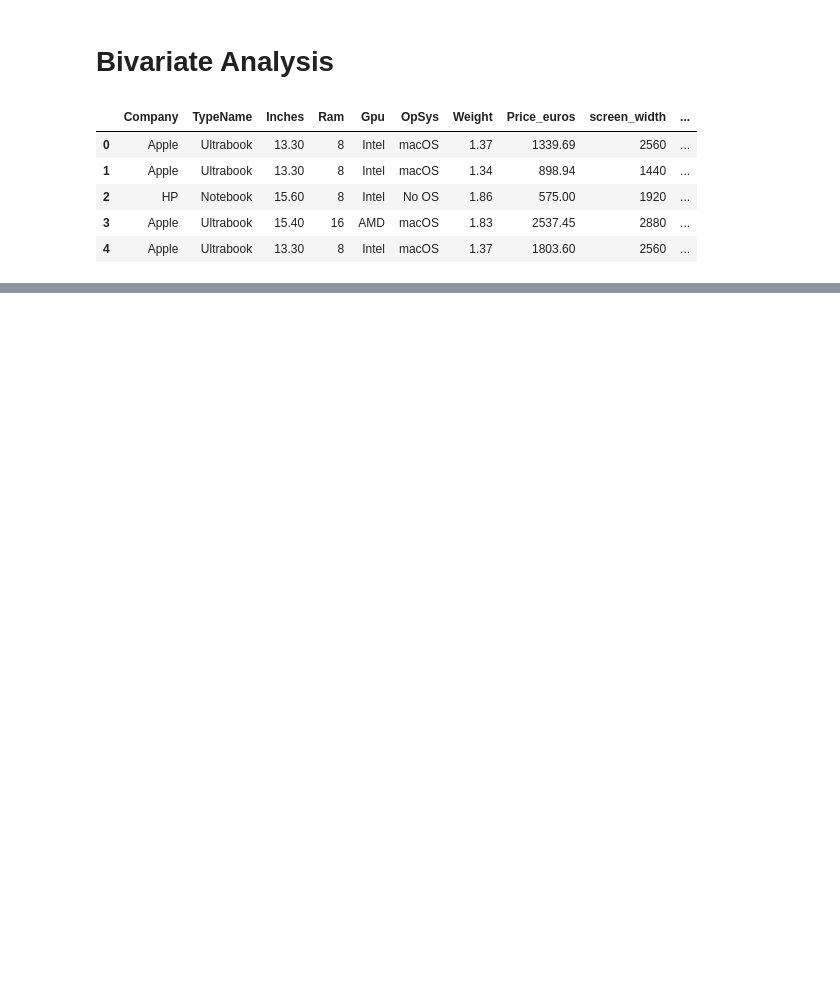
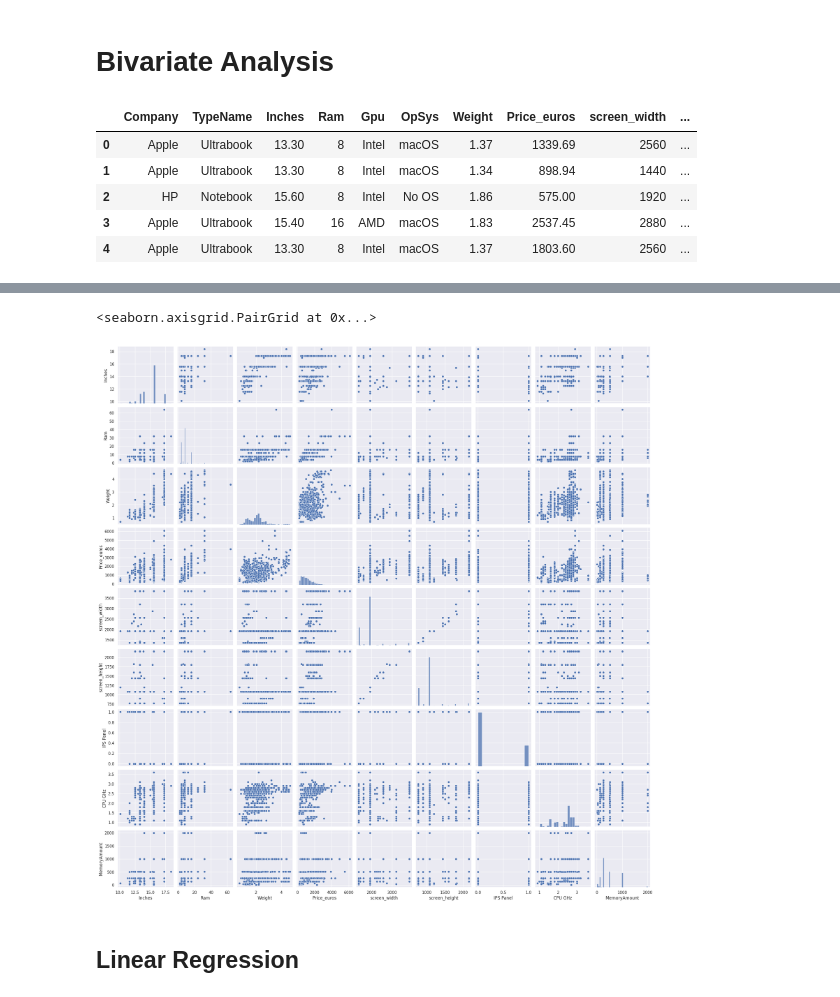
Before and after one commit to AleexSilva/laptop_price_prediction, a Jupyter notebook: Laptop-EDA.ipynb, the cells around one changed output, grey strips where cells are left out. Saved outputs shown, nothing was run; the diff lists cells and outputs as text; code cells hidden in the pictures; blank space fills up the shorter version.

```diff
--- a/Laptop-EDA.ipynb
+++ b/Laptop-EDA.ipynb
@@ -311,0 +371,9 @@ laptop[laptop['CPU Brand']=='Samsung']
+# %%
+sns.pairplot(
+    data=laptop
+)
+# %% [output]
+<seaborn.axisgrid.PairGrid at 0x...>
+[figure, added]
+# %% [markdown]
+## Linear Regression
```
Also changed, not shown: parts of 26 cells of this notebook.
